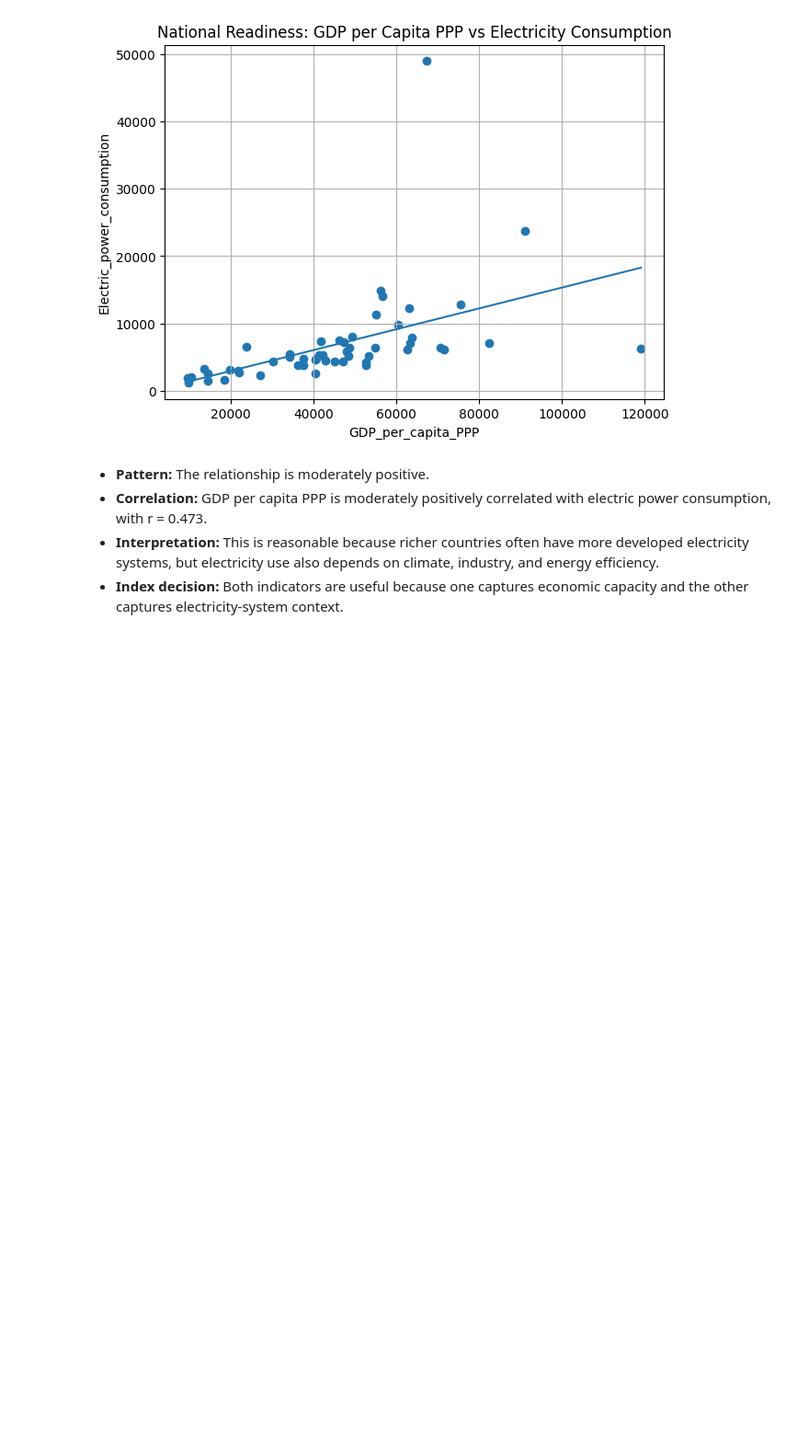
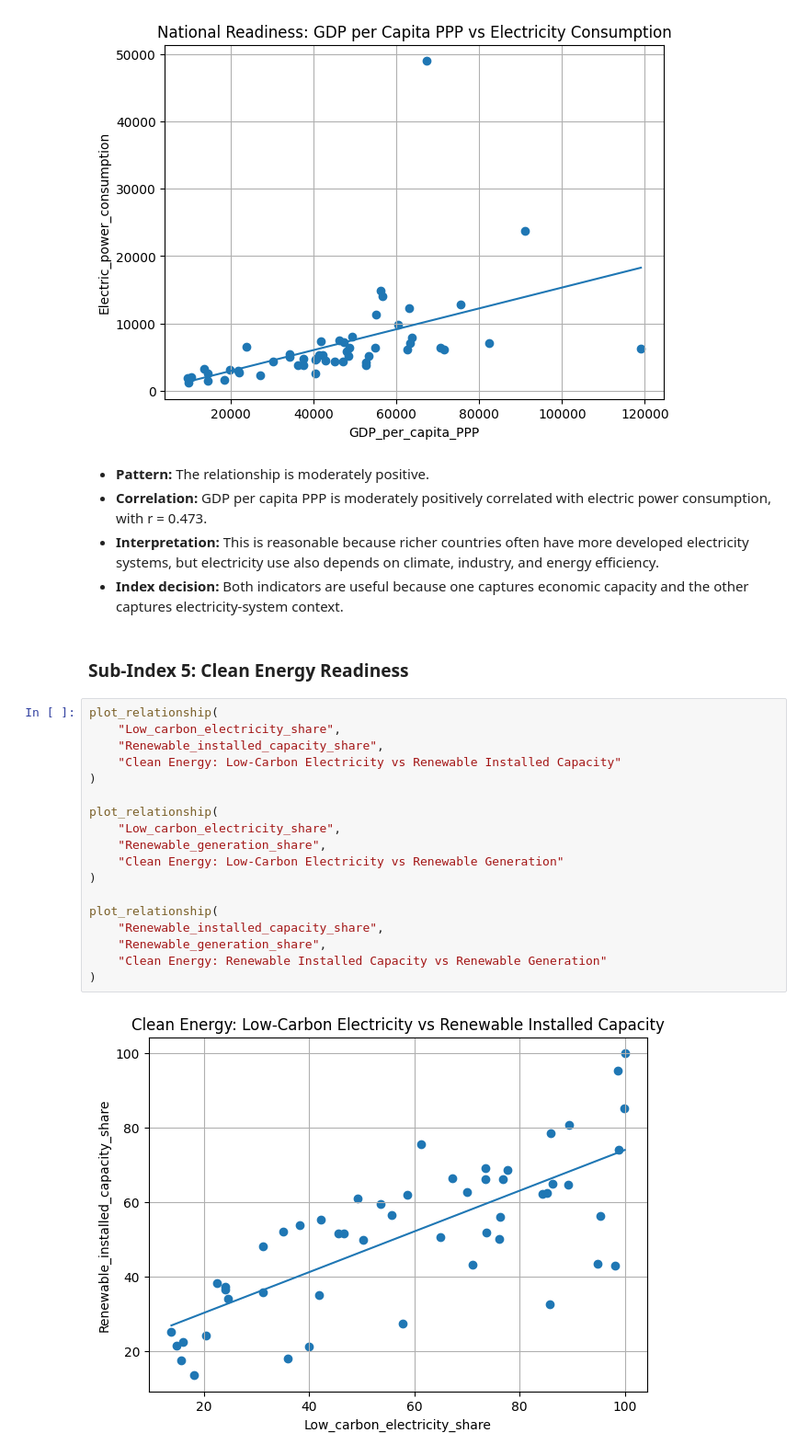
Before and after one commit to RathnamMeghana/DAV_CA1, a Jupyter notebook: index.ipynb, the cells around one changed output. Shown at 92% size. Saved outputs shown, nothing was run; the diff lists cells and outputs as text; blank space fills up the shorter version.

Commit message:
🌱 Add clean energy scatterplot
Added clean energy relationship plots and interpretation.

Used them to compare low-carbon and renewable electricity indicators.

```diff
--- a/index.ipynb
+++ b/index.ipynb
@@ -1238,3 +1238,25 @@ plot_relationship(
 - **Correlation:** GDP per capita PPP is moderately positively correlated with electric power consumption, with r = 0.473.
 - **Interpretation:** This is reasonable because richer countries often have more developed electricity systems, but electricity use also depends on climate, industry, and energy efficiency.
 - **Index decision:** Both indicators are useful because one captures economic capacity and the other captures electricity-system context.
+# %% [markdown]
+### Sub-Index 5: Clean Energy Readiness
+# %%
+plot_relationship(
+    "Low_carbon_electricity_share",
+    "Renewable_installed_capacity_share",
+    "Clean Energy: Low-Carbon Electricity vs Renewable Installed Capacity"
+)
+
+plot_relationship(
+    "Low_carbon_electricity_share",
+    "Renewable_generation_share",
+    "Clean Energy: Low-Carbon Electricity vs Renewable Generation"
+)
+
+plot_relationship(
+    "Renewable_installed_capacity_share",
+    "Renewable_generation_share",
+    "Clean Energy: Renewable Installed Capacity vs Renewable Generation"
+)
+# %% [output]
+[figure, added]
```
Also changed, not shown: parts of 2 cells of this notebook.
